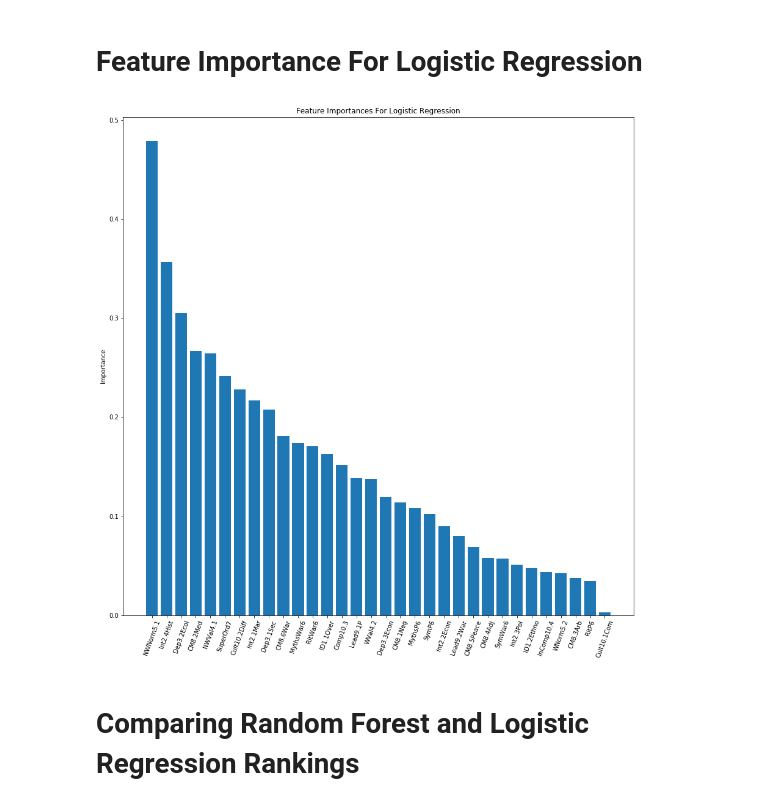
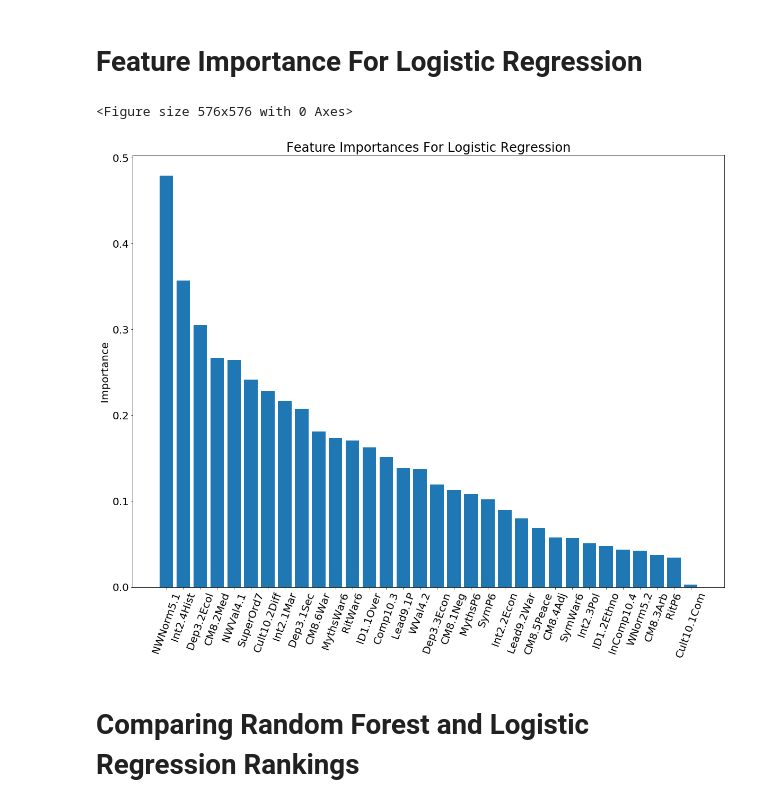
Before and after one commit to knarfamlap/Peace_System, a Jupyter notebook: peace_sys.ipynb, the cells around one changed output. Saved outputs shown, nothing was run; the diff lists cells and outputs as text; code cells hidden in the pictures.

```diff
--- a/peace_sys.ipynb
+++ b/peace_sys.ipynb
@@ -220,13 +220,15 @@ logreg_importances = np.abs(logreg.coef_[0])
 logreg_indices = np.argsort(logreg_importances)[::-1]
 # %%
 plt.figure()
+plt.subplots(figsize=(20,15))
 plt.title('Feature Importances For Logistic Regression')
 plt.bar(range(X.shape[1]), logreg_importances[logreg_indices], align='center')
 plt.xticks(range(X.shape[1]), X.columns[logreg_indices], rotation = 70)
 plt.ylabel('Importance')
 plt.show()
 # %% [output]
+<Figure size 576x576 with 0 Axes>
-[figure, old version]
+[figure, new version]
 # %% [markdown]
 # Comparing Random Forest and Logistic Regression Rankings
 # %%
```
Also changed, not shown: parts of 20 cells of this notebook, 3 other files.
